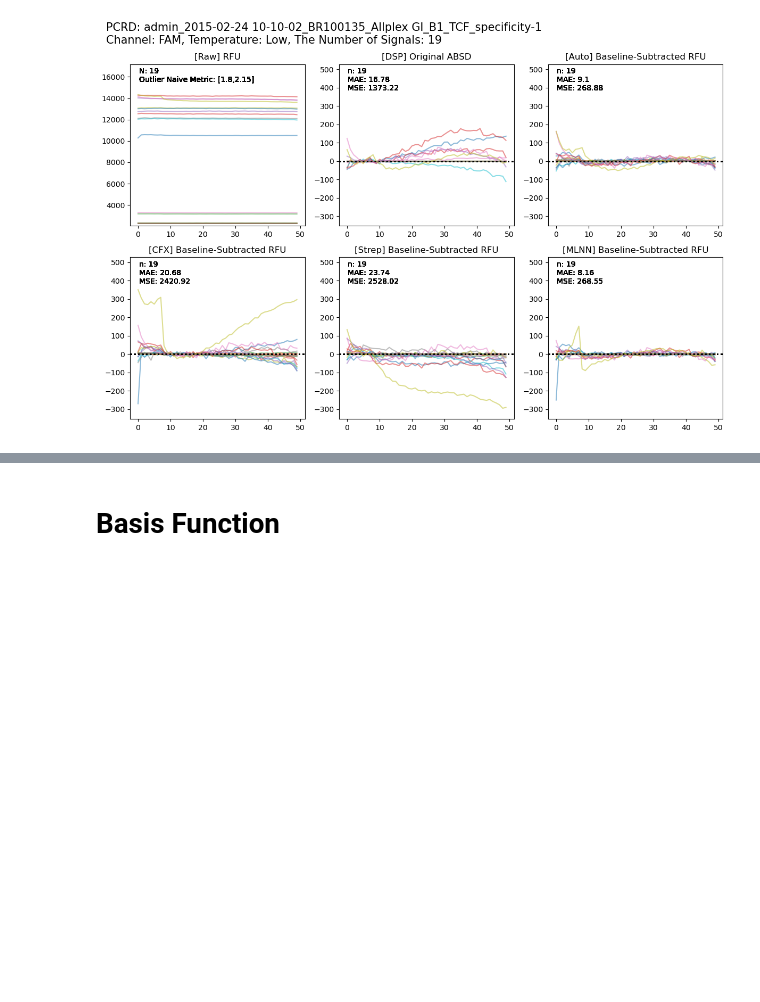
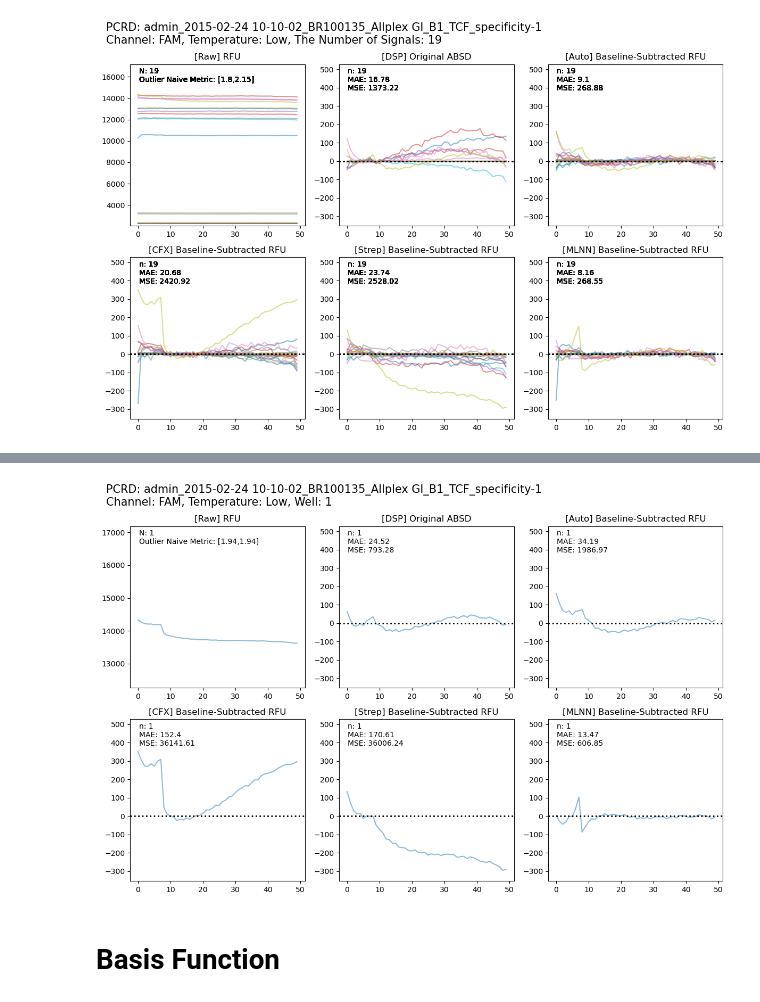
Before and after one commit to kmink3225/website, a Jupyter notebook: docs/projects/baseline_subtraction/3.baseline-analysis.ipynb, the cells around one changed output, grey strips where cells are left out. Cells and saved outputs as stored; diff of their text form; code cells hidden in the pictures; blank space fills up the shorter version.

Commit message:
plotting

```diff
--- a/docs/projects/baseline_subtraction/3.baseline-analysis.ipynb
+++ b/docs/projects/baseline_subtraction/3.baseline-analysis.ipynb
@@ -666,3 +687,82 @@ plot_baseline_subtractions(filtered_data,pcrd_name,channel_name,temperature_name
+# %%
+i_well = 'H12'
+i_data = filtered_data.query("`well` == @i_well")
+i_pcrd = pcrd_name
+i_channel = channel_name
+i_temperature = temperature_name
+
+fig, axs = plt.subplots(2, 3, figsize=(12, 8)) #(15, 10)
+baseline_data = i_data[['basesub_absd_orig', 'original_rfu_cfx','analysis_absd_orig_strep','analysis_absd_nn']]
+
+i_data['basesub_fit'] = i_data.apply(lambda row: [a - b for a, b in zip(row['original_rfu'], row['basesub_absd_orig'])], axis=1)
+i_data['original_rfu_cfx_fit'] = i_data.apply(lambda row: [a - b for a, b in zip(row['original_rfu'], row['original_rfu_cfx'])], axis=1)
+i_data['strep_fit'] = i_data.apply(lambda row: [a - b for a, b in zip(row['original_rfu'], row['analysis_absd_orig_strep'])], axis=1)
+i_data['nn_fit'] = i_data.apply(lambda row: [a - b for a, b in zip(row['original_rfu'], row['analysis_absd_nn'])], axis=1)
+
+limits = find_global_extremes(baseline_data)
+
+titles = ['[Raw] RFU', '[DSP] Original ABSD', '[Auto] Baseline-Subtracted RFU', '[CFX] Baseline-Subtracted RFU',
+    '[Strep] Baseline-Subtracted RFU', '[MLNN] Baseline-Subtracted RFU', '[Empty] Empty Pannel', '[Outlier Metric] Distribution']
+
+data_keys = ['analysis_scd_fit','basesub_fit', 'original_rfu_cfx_fit', 'strep_fit', 'nn_fit', None]
+grouping_columns = ['original_rfu','analysis_scd_fit','basesub_fit', 'original_rfu_cfx_fit', 'strep_fit', 'nn_fit']
+
+error_metrics_df = (i_data
+                    .groupby(['name', 'channel', 'temperature'])
+                    .apply(lambda x: get_comparison_metrics(x, grouping_columns))
+                    .reset_index(drop=True))
+error_metrics_dict = error_metrics_df.iloc[0]
+
+metric_min=round(i_data['outlier_naive_metric_original_rfu'].min(),2)
+metric_max=round(i_data['outlier_naive_metric_original_rfu'].max(),2)
+for (i, j), ax, title, key in zip(np.ndindex(axs.shape), axs.flat, titles, data_keys):
+    if key:
+        rfu_values = []
+        for index, row in i_data.iterrows():
+            rfu = row[key]
+            rfu_values.extend(rfu)
+            cycle = list(range(len(rfu)))
+            #color = colors[row['temperature']]
+            if (i,j) == (0,0):
+                ax.text(0.05, 0.98, f"N: {i_data.shape[0]}\nOutlier Naive Metric: [{metric_min},{metric_max}]",
+                    verticalalignment='top', horizontalalignment='left',
+                    transform=ax.transAxes)
+            elif (i,j) == (0,1):
+                ax.text(0.05, 0.98, f"n: {round(error_metrics_dict['analysis_absd_orig']['length'],2)}\nMAE: {round(error_metrics_dict['analysis_absd_orig']['mae'],2)}\nMSE: {round(error_metrics_dict['analysis_absd_orig']['mse'],2)}",
+                    verticalalignment='top', horizontalalignment='left',
+                    transform=ax.transAxes)
+            elif (i,j) == (0,2):
+                ax.text(0.05, 0.98, f"n: {round(error_metrics_dict['basesub_absd_orig']['length'],2)}\nMAE: {round(error_metrics_dict['basesub_absd_orig']['mae'],2)}\nMSE: {round(error_metrics_dict['basesub_absd_orig']['mse'],2)}",
+                    verticalalignment='top', horizontalalignment='left',
+                    transform=ax.transAxes)
+            elif (i,j) == (1,0):
+                ax.text(0.05, 0.98, f"n: {round(error_metrics_dict['original_rfu_cfx']['length'],2)}\nMAE: {round(error_metrics_dict['original_rfu_cfx']['mae'],2)}\nMSE: {round(error_metrics_dict['original_rfu_cfx']['mse'],2)}",
+                    verticalalignment='top', horizontalalignment='left',
+                    transform=ax.transAxes)
+            elif (i,j) == (1,1):
+                ax.text(0.05, 0.98, f"n: {round(error_metrics_dict['analysis_absd_orig_strep']['length'],2)}\nMAE: {round(error_metrics_dict['analysis_absd_orig_strep']['mae'],2)}\nMSE: {round(error_metrics_dict['analysis_absd_orig_strep']['mse'],2)}",
+                    verticalalignment='top', horizontalalignment='left',
+                    transform=ax.transAxes)
+            elif (i, j) == (1, 2):
+                ax.text(0.05, 0.98, f"n: {round(error_metrics_dict['analysis_absd_nn']['length'],2)}\nMAE: {round(error_metrics_dict['analysis_absd_nn']['mae'],2)}\nMSE: {round(error_metrics_dict['analysis_absd_nn']['mse'],2)}",
+                    verticalalignment='top', horizontalalignment='left',
+                    transform=ax.transAxes)
+            ax.plot(cycle, rfu, alpha=0.5)
+            ax.axhline(y=0,color='black',linestyle='dotted',linewidth=2)
+            ax.set_title(title)
+        if (i,j) == (0,0):
+            if rfu_values:
+                ax.set_ylim([min(rfu_values)*0.9,max(rfu_values)*1.2])
+        else:
+            ax.set_ylim(min(limits)*1.2,max(limits)*1.5)
+    else:
+        ax.set_title(title)
+fig.suptitle(f'PCRD: {i_pcrd}\nChannel: {i_channel}, Temperature: {i_temperature}, Well: {i_data.shape[0]}',
+                 ha = 'left', x=0.02, fontsize=15)
+plt.tight_layout()
+plt.show()
+# %% [output]
+[figure, added]
 # %% [markdown]
 # Basis Function
 # %% [markdown]
```
Also changed, not shown: parts of 5 cells of this notebook.
